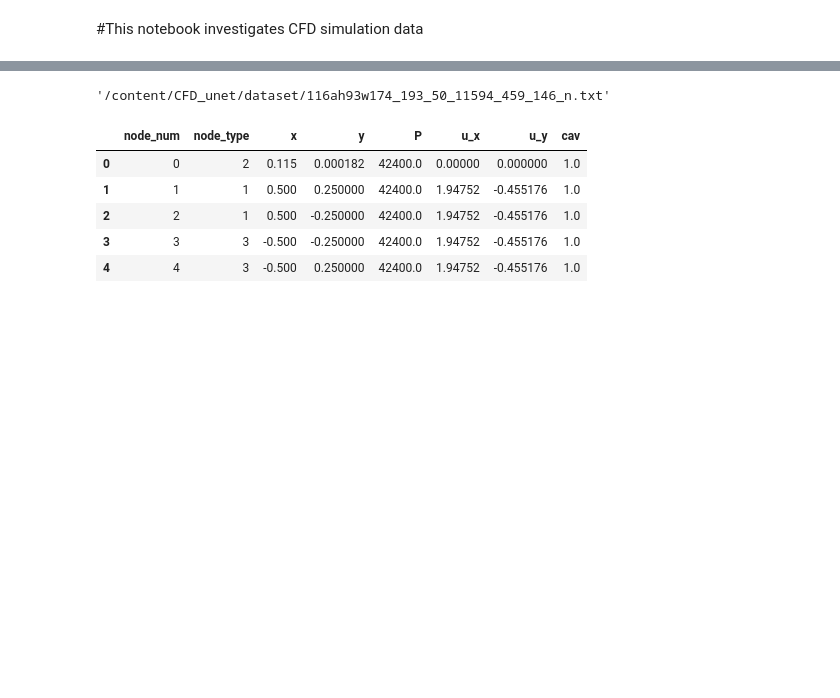
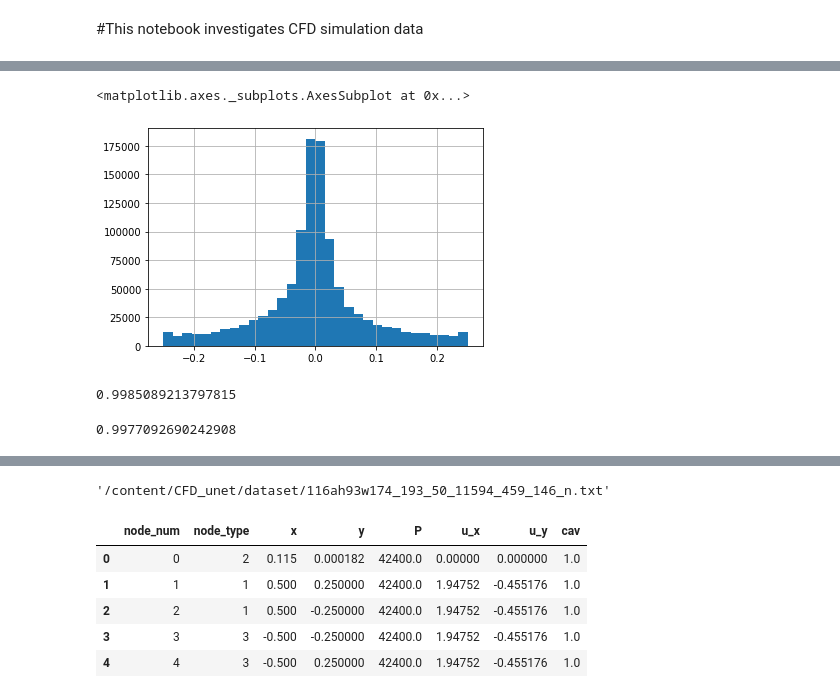
Before and after one commit to SergeyAnufriev/CFD_unet, a Jupyter notebook: notebooks/Mesh_data_EDA.ipynb, the cells around one changed output, grey strips where cells are left out. Saved outputs shown, nothing was run; the diff lists cells and outputs as text; code cells hidden in the pictures; blank space fills up the shorter version.

```diff
--- a/notebooks/Mesh_data_EDA.ipynb
+++ b/notebooks/Mesh_data_EDA.ipynb
@@ -35,0 +43,5 @@ df = read_file_n(files_n[17])
+# %%
+df_total['y'].hist(bins=32)
+# %% [output]
+<matplotlib.axes._subplots.AxesSubplot at 0x...>
+[figure, added]
@@ -35,0 +50,8 @@ df = read_file_n(files_n[17])
+# %%
+np.var(df_total['x'].values*5.8)
+# %% [output]
+0.9985089213797815
+# %%
+np.var(df_total['y'].values*11.4)
+# %% [output]
+0.9977092690242908
```
Also changed, not shown: parts of 6 cells of this notebook.
